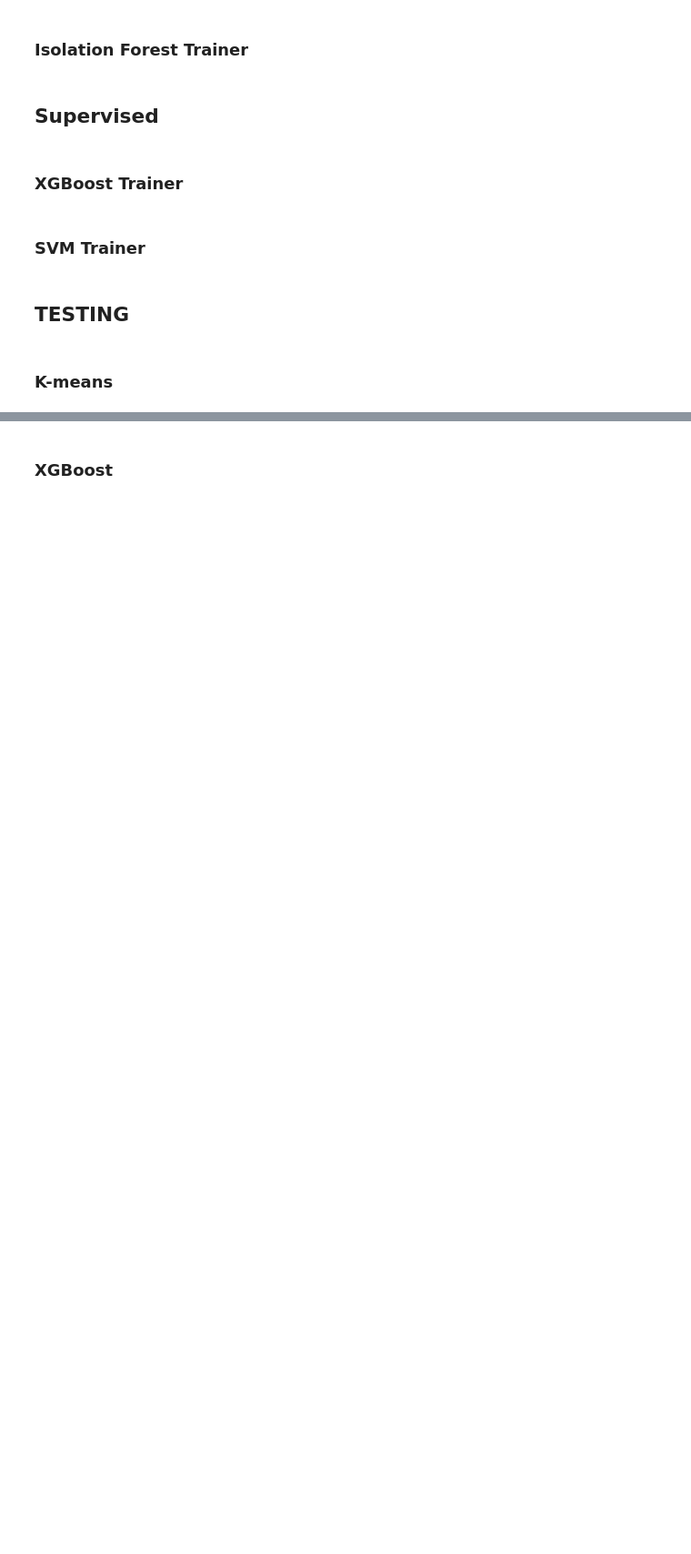
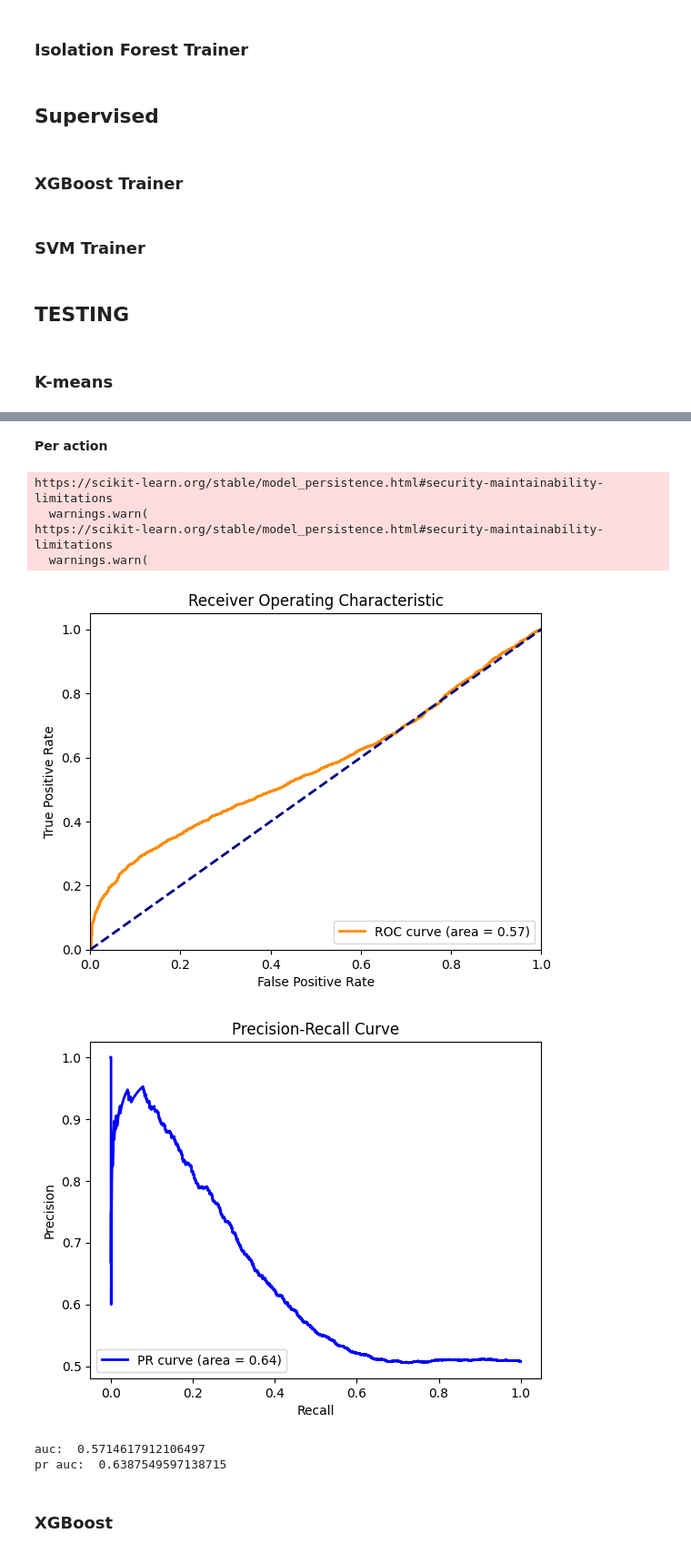
Before and after one commit to niepewny/My_page, a Jupyter notebook: 04_Mouse_Anomalies/project.ipynb, the cells around one changed output, grey strips where cells are left out. Shown at 91% size. Saved outputs shown, nothing was run; the diff lists cells and outputs as text; code cells hidden in the pictures; blank space fills up the shorter version.

```diff
--- a/04_Mouse_Anomalies/project.ipynb
+++ b/04_Mouse_Anomalies/project.ipynb
@@ -259,2 +294,26 @@ visualize_results(scores, file_id, is_illegal)
+# %% [markdown]
+**Per action**
+# %%
+estimator, preprocessed_data = read_model_preprocess_data(
+    cfg.paths.Isolation_forest.model,
+    cfg.paths.Isolation_forest.preproc,
+    df_numeric)
+
+preprocessed_data = np.concatenate([preprocessed_data, df_categorical.to_numpy()], axis=1)
+scores = estimator.decision_function(preprocessed_data)
+scores = - scores
+
+fpr, tpr, thresholds_roc, roc_auc, precision, recall, pr_auc = validate_per_action(scores, is_illegal)
+
+plot(fpr, tpr, roc_auc, recall, precision, pr_auc, thresholds_roc)
+# %% [output]
+https://scikit-learn.org/stable/model_persistence.html#security-maintainability-limitations
+  warnings.warn(
+https://scikit-learn.org/stable/model_persistence.html#security-maintainability-limitations
+  warnings.warn(
+[figure, added]
+[figure, added]
+auc:  0.5714617912106497
+pr auc:  0.6387549597138715
 # %% [markdown]
 ### XGBoost
```
Also changed, not shown: parts of 16 cells of this notebook.
